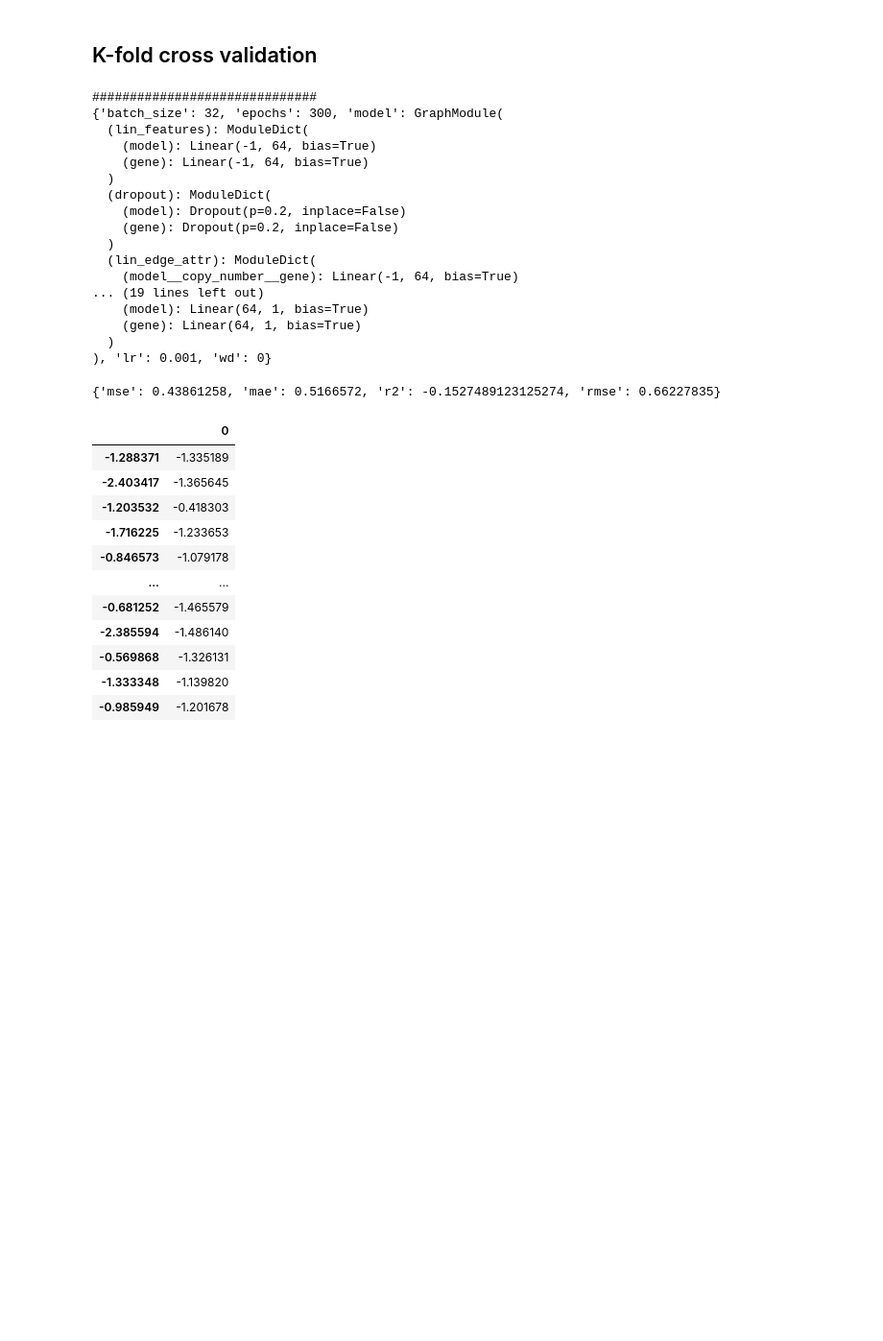
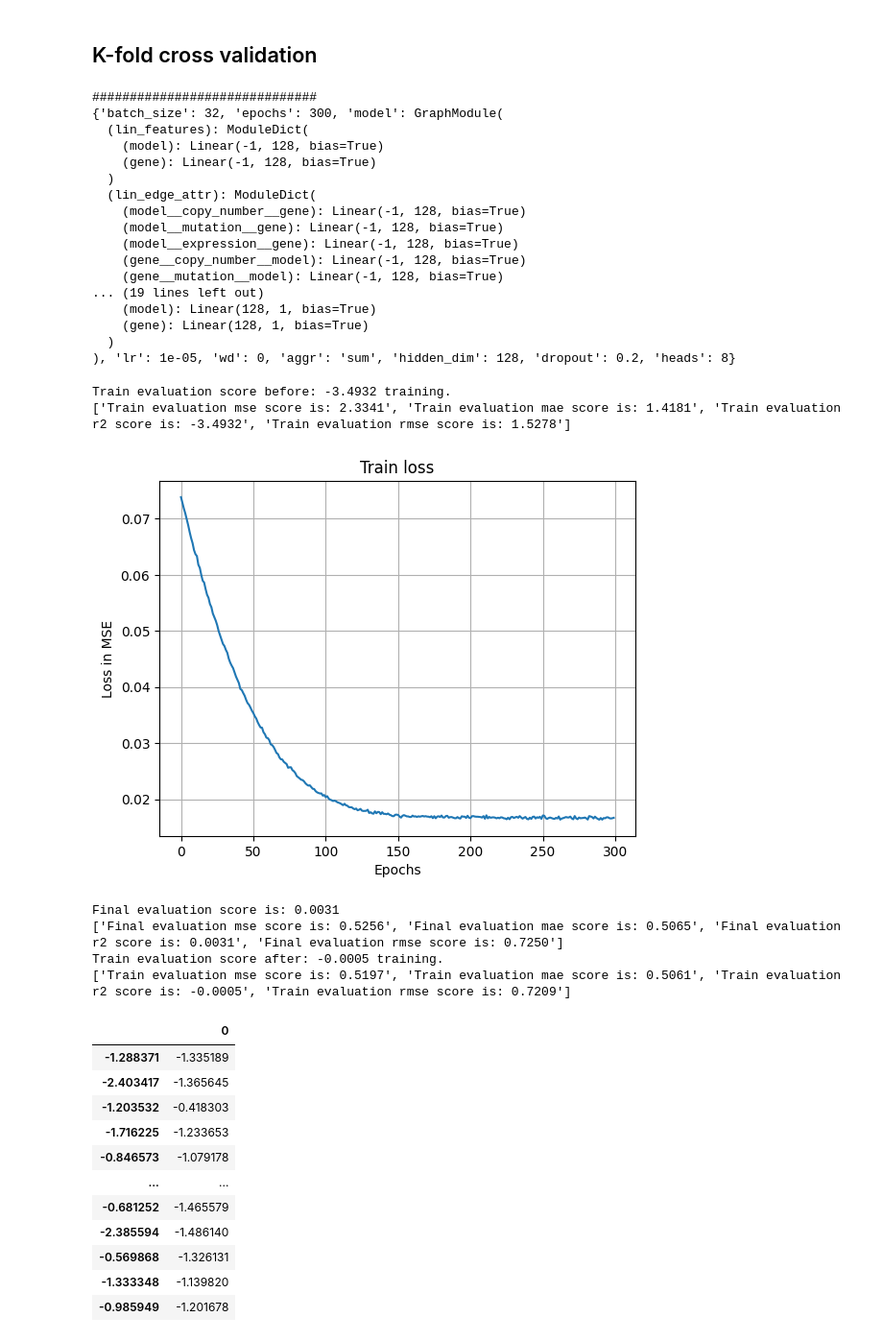
Before and after one commit to danielwalke/drug_efficiency, a Jupyter notebook: StandardAnalysis.ipynb, the cells around one changed output. Shown at 96% size. Cells and saved outputs as stored; diff of their text form; code cells hidden in the pictures; blank space fills up the shorter version.

Commit message:
added hyperparameters for print also outside of model for clearer overview

```diff
--- a/StandardAnalysis.ipynb
+++ b/StandardAnalysis.ipynb
@@ -328,9 +328,7 @@ class GNN(nn.Module): ## After reading I would prefer RGATConv!
 
     def forward(self, x, edge_index, edge_attr):
         x = F.elu(self.lin_features(x))
-        x = self.dropout(x)
         edge_attr = F.elu(self.lin_edge_attr(edge_attr))
-        edge_attr = self.dropout(edge_attr)
         x = self.conv(x, edge_index, edge_attr)
         x = self.dropout(x)
         x = self.lin_conv(x)
@@ -495,11 +493,11 @@ def find_best_model(train_data, hyperparameter_list, train_indices):
 epochs_list = [300]
 batch_size_list = [32]
 aggr_list = ["sum", "mean", "max"]
-heads_list = [4, 8]
-hidden_dim_list = [64, 128]
+heads_list = [8, 12]
+hidden_dim_list = [128, 256]
 dropout_list = [0.2, 0.5, 0.7]
 wd_list = [0]
-lr_list = [1e-3, 1e-4, 1e-5]
+lr_list = [1e-5]
 
 def get_hyperparamer_list(epochs_list, batch_size_list, aggr_list, heads_list, hidden_dim_list, dropout_list, wd_list, lr_list):
     hyperparameter_list = []
@@ -522,6 +520,10 @@ def get_hyperparamer_list(epochs_list, batch_size_list, aggr_list, heads_list, h
                                     hyperparameters["model"] = model
                                     hyperparameters["lr"] = lr
                                     hyperparameters["wd"] = wd
+                                    hyperparameters["aggr"] = aggr
+                                    hyperparameters["hidden_dim"] = hidden_dim
+                                    hyperparameters["dropout"] = dropout
+                                    hyperparameters["heads"] = heads
                                     hyperparameter_list.append(hyperparameters)
     return hyperparameter_list
 
@@ -531,21 +533,20 @@ best_hyperparams, best_score = find_best_model(data, hyperparameter_list, train_
 ##############################
 {'batch_size': 32, 'epochs': 300, 'model': GraphModule(
   (lin_features): ModuleDict(
-    (model): Linear(-1, 64, bias=True)
-    (gene): Linear(-1, 64, bias=True)
-  )
-  (dropout): ModuleDict(
-    (model): Dropout(p=0.2, inplace=False)
-    (gene): Dropout(p=0.2, inplace=False)
+    (model): Linear(-1, 128, bias=True)
+    (gene): Linear(-1, 128, bias=True)
   )
   (lin_edge_attr): ModuleDict(
-    (model__copy_number__gene): Linear(-1, 64, bias=True)
+    (model__copy_number__gene): Linear(-1, 128, bias=True)
+    (model__mutation__gene): Linear(-1, 128, bias=True)
+    (model__expression__gene): Linear(-1, 128, bias=True)
+    (gene__copy_number__model): Linear(-1, 128, bias=True)
+    (gene__mutation__model): Linear(-1, 128, bias=True)
 ... (19 lines left out)
-    (model): Linear(64, 1, bias=True)
-    (gene): Linear(64, 1, bias=True)
+    (model): Linear(128, 1, bias=True)
+    (gene): Linear(128, 1, bias=True)
   )
-), 'lr': 0.001, 'wd': 0}
+), 'lr': 1e-05, 'wd': 0, 'aggr': 'sum', 'hidden_dim': 128, 'dropout': 0.2, 'heads': 8}
-{'mse': 0.43861258, 'mae': 0.5166572, 'r2': -0.1527489123125274, 'rmse': 0.66227835}
 # %%
 best_hyperparams, best_score
 # %%
@@ -554,39 +555,47 @@ import matplotlib.pyplot as plt
 def plot_loss(loss_list):
     plt.plot(loss_list)
     plt.title("Train loss")
     plt.ylabel("Loss in MSE")
     plt.xlabel("Epochs")
     plt.grid()
     plt.show()
 
 def refit(train_loader, hyperparameters):
     model, loss_list = train_k(train_loader, hyperparameters)
     return model, loss_list
 
 def reevaluate(model, test_loader):
-    score, sec_scores, (pred_target_values, true_target_values) = evaluate_k(model, test_loader)
-    return score, sec_scores, (pred_target_values, true_target_values)
+    score, sec_scores = evaluate_k(model, test_loader)
+    return score, sec_scores #, (pred_target_values, true_target_values)
 
 def final_train_and_evaluate(train_loader, test_loader, hyperparameters):
     global train_indices, test_indices
     model, loss_list = refit(copy.deepcopy(train_loader), hyperparameters)
-    train_score_after_training, sec_train_scores, (pred_target_values, true_target_values) = reevaluate(model, copy.deepcopy(train_loader))
-    score, sec_scores, (pred_target_values, true_target_values) = reevaluate(model, test_loader)
+    train_score_after_training, sec_train_scores = reevaluate(model, copy.deepcopy(train_loader))
+    score, sec_scores = reevaluate(model, test_loader)
 
     plot_loss(loss_list)
     print(f"Final evaluation score is: {format(score, '.4f')}")
     print([f"Final evaluation {key} score is: {format(sec_scores[key], '.4f')}" for key in sec_scores])
     print(f"Train evaluation score after: {format(train_score_after_training, '.4f')} training.")
     print([f"Train evaluation {key} score is: {format(sec_train_scores[key], '.4f')}" for key in sec_train_scores])
     return loss_list, (pred_target_values, true_target_values)
 
 train_index = train_indices
 test_index = test_indices
 train_loader, test_loader = get_loaders(data, train_index, test_index, best_hyperparams["batch_size"])
-training_score_before_training, sec_train_scores, (pred_target_values, true_target_values) = reevaluate(best_hyperparams["model"], copy.deepcopy(train_loader))
+training_score_before_training, sec_train_scores = reevaluate(best_hyperparams["model"], copy.deepcopy(train_loader))
 print(f"Train evaluation score before: {format(training_score_before_training, '.4f')} training.")
 print([f"Train evaluation {key} score is: {format(sec_train_scores[key], '.4f')}" for key in sec_train_scores])
-loss_list, (pred_target_values, true_target_values) = final_train_and_evaluate(train_loader, test_loader, best_hyperparams)
+loss_list = final_train_and_evaluate(train_loader, test_loader, best_hyperparams)
+# %% [output]
+Train evaluation score before: -3.4932 training.
+['Train evaluation mse score is: 2.3341', 'Train evaluation mae score is: 1.4181', 'Train evaluation r2 score is: -3.4932', 'Train evaluation rmse score is: 1.5278']
+[figure, added]
+Final evaluation score is: 0.0031
+['Final evaluation mse score is: 0.5256', 'Final evaluation mae score is: 0.5065', 'Final evaluation r2 score is: 0.0031', 'Final evaluation rmse score is: 0.7250']
+Train evaluation score after: -0.0005 training.
+['Train evaluation mse score is: 0.5197', 'Train evaluation mae score is: 0.5061', 'Train evaluation r2 score is: -0.0005', 'Train evaluation rmse score is: 0.7209']
 # %%
 pd.DataFrame( pred_target_values.cpu().numpy(), true_target_values.cpu().numpy()).head(100)
 # %% [output]
```
